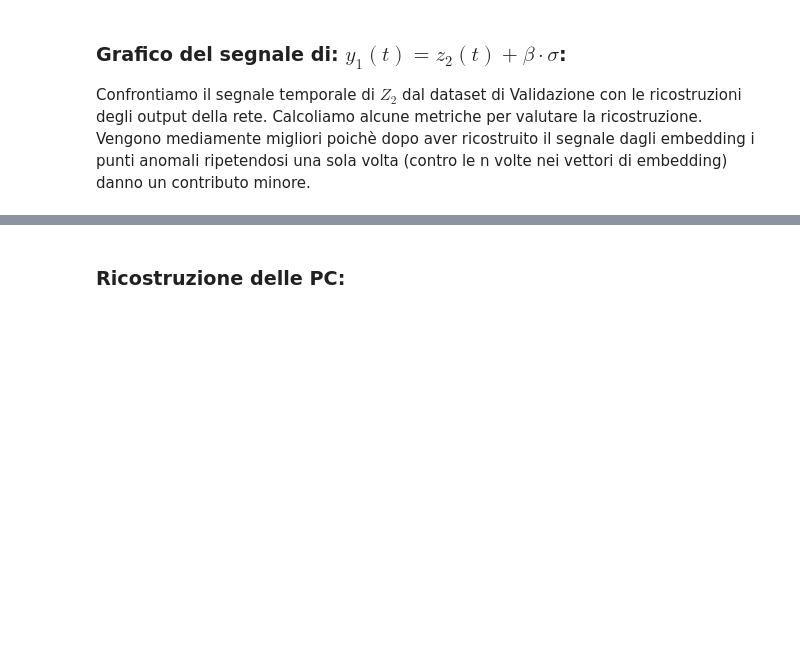
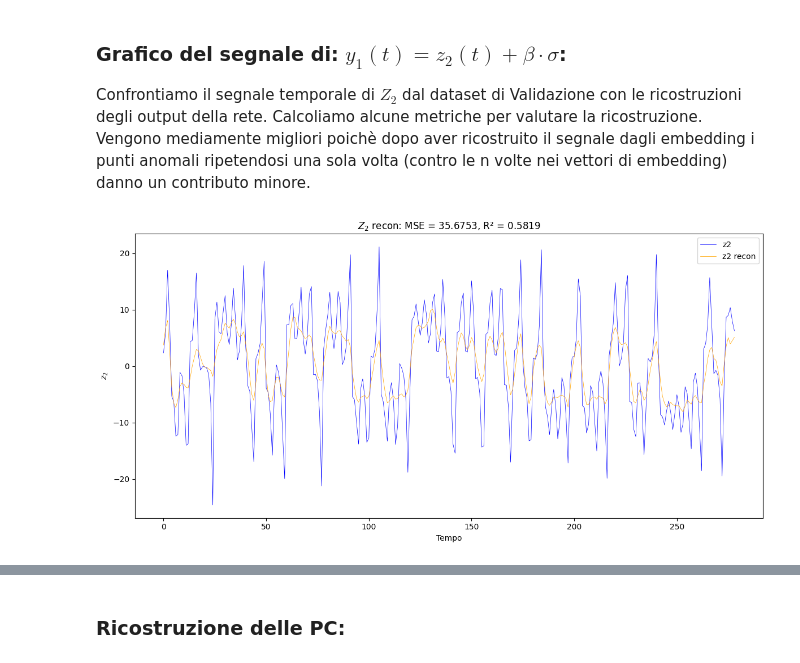
Before and after one commit to FedericoSbarbati/Lorenz-Toy, a Jupyter notebook: valEncoder.ipynb, the cells around one changed output, grey strips where cells are left out. Saved outputs shown, nothing was run; the diff lists cells and outputs as text; code cells hidden in the pictures; blank space fills up the shorter version.

```diff
--- a/valEncoder.ipynb
+++ b/valEncoder.ipynb
@@ -35,6 +45,7 @@ if selected_model_config is None:
 # %%
 # Percorso al file del modello salvato
 model_file_path = os.path.join("Encoder Models", f"{model_name}.pth")
+
 # Carica il modello salvato
 checkpoint = torch.load(model_file_path)
 epoch = checkpoint['epoch']
@@ -53,6 +64,9 @@ kld_losses = checkpoint['kld_losses']
 effective_kld_losses = checkpoint['effective_kld_losses']
 beta_values = checkpoint['beta_values']
 gradient_history = checkpoint['gradient_history']
+denormalizing_params = checkpoint['denormalizing_params']
+P = checkpoint['P'] #Legendre Basis
+H1= checkpoint['H1']
 
 # Ricostruisci il modello e l'ottimizzatore
 
@@ -110,0 +208,29 @@ Calcoliamo come prima cosa alcune metriche di ricostruzione tra i vettori di emb
+# %%
+from numpy.linalg import pinv
+
+# Ottieni gli indici delle colonne di validazione
+validation_indices = val_data.indices
+original_Hankel_Matrix = H1[:, validation_indices]
+
+# Estrai i minimi e massimi per le colonne di validazione
+validation_min_vals = denormalizing_params["min_h1"][:, validation_indices]
+validation_max_vals = denormalizing_params["max_h1"][:, validation_indices]
+
+print("Validation Min Values shape:", validation_min_vals.shape)
+
+# Denormalizza usando i valori specifici
+predicted_data_matrix = denormalize_columns(predicted_data_matrix, validation_min_vals, validation_max_vals)
+
+# Calcola la pseudo-inversa di P
+P_pseudo_inverse = pinv(P)
+
+# Check delle shape:
+print("Legendre Basis Matrix Shape (d x r):" , P.shape)
+print("Pseudo-inverse of P shape (r x d):", P_pseudo_inverse.shape)
+print("Input data Matrix shape:", original_Hankel_Matrix.shape)
+print("Predicted data Matrix shape:", predicted_data_matrix.shape)
+
+# Reverse projection of the predicted Matrix using pseudo-inverse of P
+predicted_reconstructed_hankel = np.dot(predicted_data_matrix.T, P_pseudo_inverse)
+predicted_reconstructed_hankel = predicted_reconstructed_hankel.T
+print("Predicted Reconstructed Hankel shape:", predicted_reconstructed_hankel.shape)
@@ -196,31 +349,29 @@ Confrontiamo il segnale temporale di $Z_2$ dal dataset di Validazione con le ric
 Calcoliamo alcune metriche per valutare la ricostruzione. Vengono mediamente migliori poichè dopo aver ricostruito il segnale dagli embedding i punti anomali ripetendosi una sola volta (contro le n volte nei vettori di embedding) danno un contributo minore.
 # %%
 # Ricostruzione di Z2 dal suo embedding (Validation data)
-val_Z2 = reconstruct_signal_from_embedding(
-    input_data, embedding_dim, tau
-)
+val_Z2 = diagonal_mean(original_Hankel_Matrix)
 
 # Ricostruzione di Z2 dal suo embedding (Ricostruito)
-recon_Z2 = reconstruct_signal_from_embedding(
-    predicted_data, embedding_dim, tau
-)
+recon_Z2 = diagonal_mean(predicted_reconstructed_hankel)
 
 
 # Calcola l'errore quadratico medio
 mse1 = np.mean((val_Z2 - recon_Z2) ** 2)
 r2_1 = r2_score(val_Z2, recon_Z2)
 fig, ax = plt.subplots(figsize=(12, 6))
 
 # Segnale y2(1)
 ax.plot(val_Z2, label="z2", color='blue', lw=0.5)
 ax.plot(recon_Z2, label="z2 recon", color='orange', lw=0.5)
 ax.legend()
 ax.set_title(r"$Z_2$ recon: MSE = {:.4f}, R² = {:.4f}".format(mse1, r2_1))
 ax.set_xlabel("Tempo")
-ax.set_ylabel("$z_1$")
+ax.set_ylabel("$z_2$")
 
 plt.tight_layout()
 plt.show()
+# %% [output]
+[figure, added]
 # %%
 # Confronta PC per Z1
 r2_z1, ind2 = pca_r2_analysis_embeddings(inputs, predicted_data, n_components=10)
```
Also changed, not shown: parts of 24 cells of this notebook, 8 other files.
